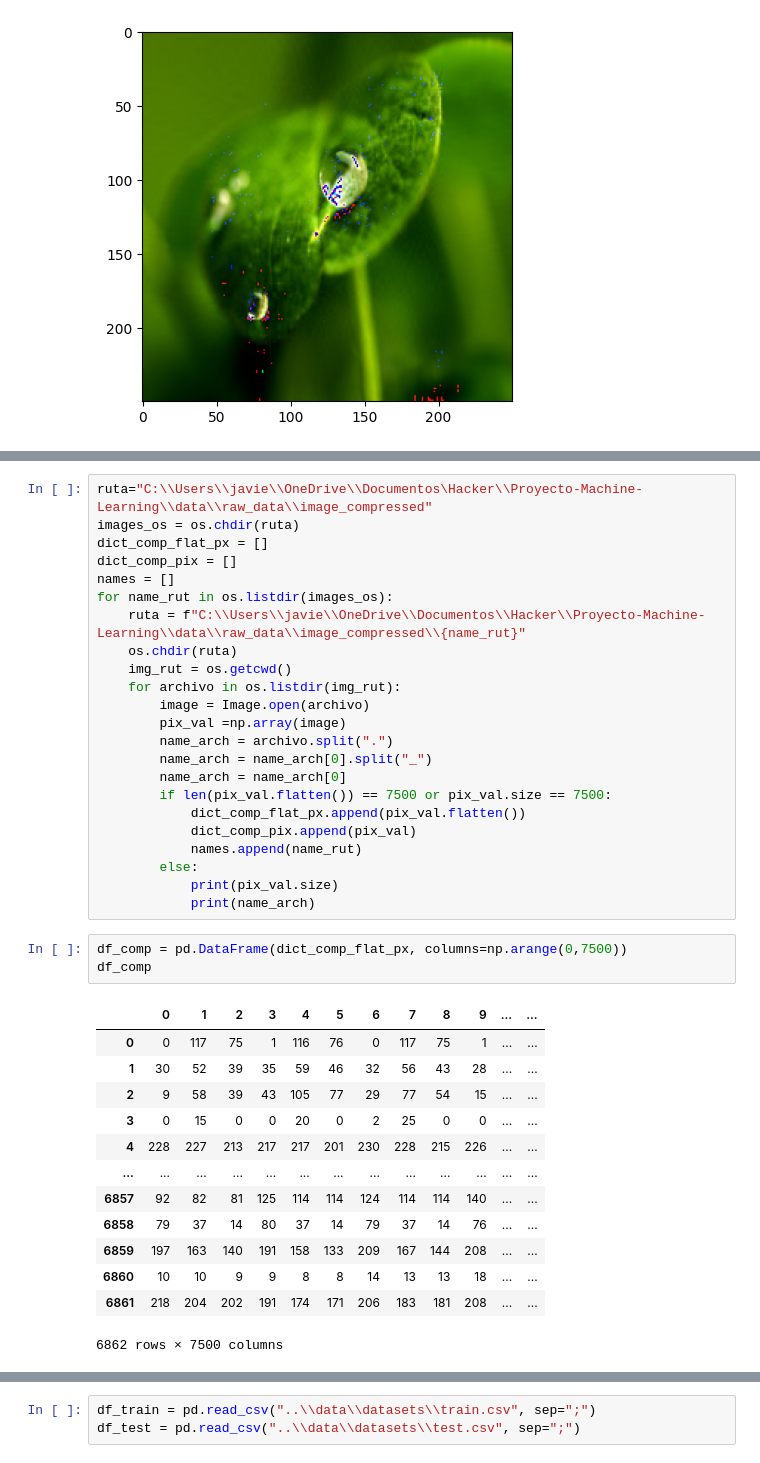
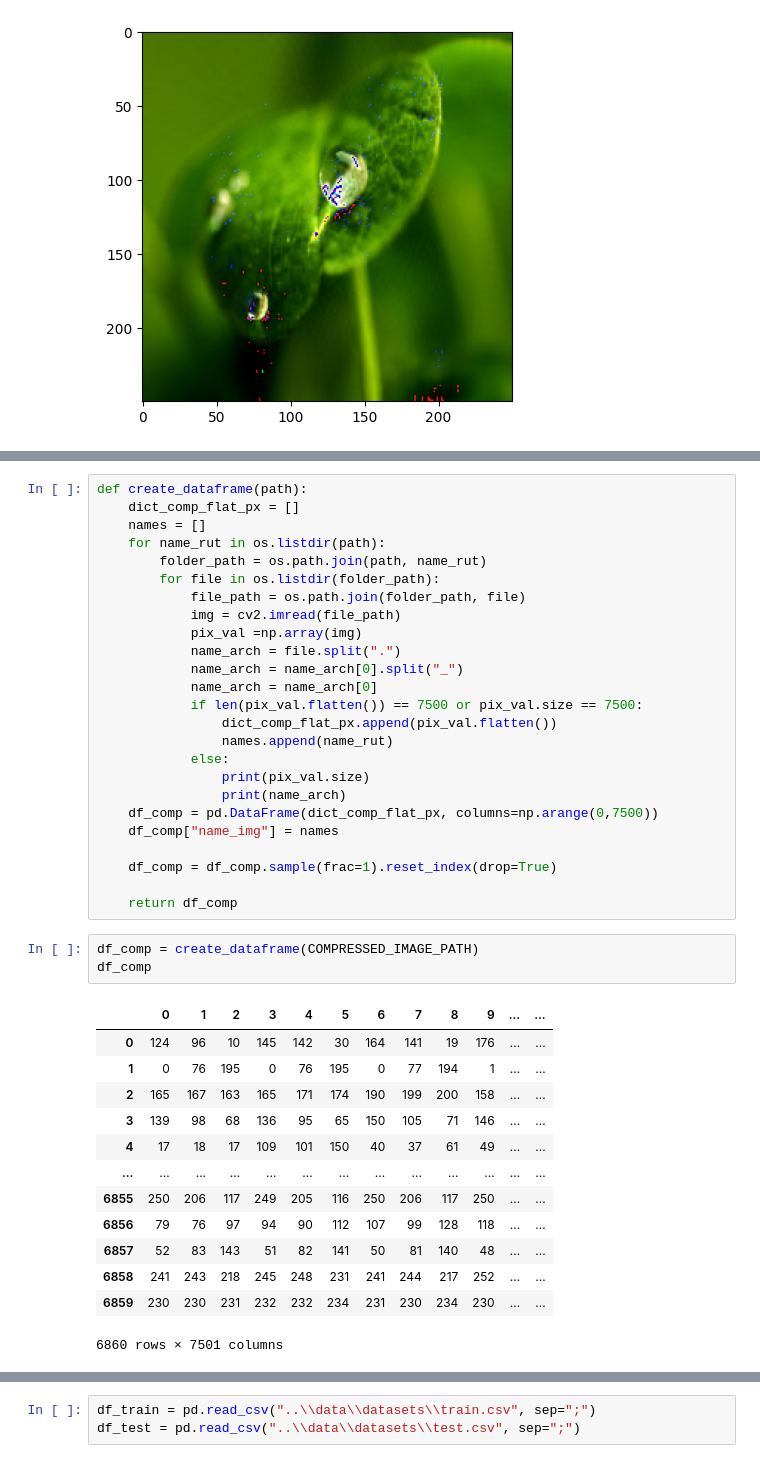
Before and after one commit to Alkaeee/Proyect_ML, a Jupyter notebook: notebooks/clean.ipynb, the cells around one changed output, grey strips where cells are left out. Saved outputs shown, nothing was run; the diff lists cells and outputs as text.

```diff
--- a/notebooks/clean.ipynb
+++ b/notebooks/clean.ipynb
@@ -115,41 +122,43 @@ images_os = os.chdir(ruta)
 # %%
-ruta="C:\\Users\\javie\\OneDrive\\Documentos\Hacker\\Proyecto-Machine-Learning\\data\\raw_data\\image_compressed"
-images_os = os.chdir(ruta)
-dict_comp_flat_px = []
-dict_comp_pix = []
-names = []
-for name_rut in os.listdir(images_os):
-    ruta = f"C:\\Users\\javie\\OneDrive\\Documentos\\Hacker\\Proyecto-Machine-Learning\\data\\raw_data\\image_compressed\\{name_rut}"
-    os.chdir(ruta)
-    img_rut = os.getcwd()
-    for archivo in os.listdir(img_rut):
-        image = Image.open(archivo)
-        pix_val =np.array(image)
-        name_arch = archivo.split(".")
-        name_arch = name_arch[0].split("_")
-        name_arch = name_arch[0]
-        if len(pix_val.flatten()) == 7500 or pix_val.size == 7500:
-            dict_comp_flat_px.append(pix_val.flatten())
-            dict_comp_pix.append(pix_val)
-            names.append(name_rut)
-        else:
-            print(pix_val.size)
-            print(name_arch)
+def create_dataframe(path):
+    dict_comp_flat_px = []
+    names = []
+    for name_rut in os.listdir(path):
+        folder_path = os.path.join(path, name_rut)
+        for file in os.listdir(folder_path):
+            file_path = os.path.join(folder_path, file)
+            img = cv2.imread(file_path)
+            pix_val =np.array(img)
+            name_arch = file.split(".")
+            name_arch = name_arch[0].split("_")
+            name_arch = name_arch[0]
+            if len(pix_val.flatten()) == 7500 or pix_val.size == 7500:
+                dict_comp_flat_px.append(pix_val.flatten())
+                names.append(name_rut)
+            else:
+                print(pix_val.size)
+                print(name_arch)
+    df_comp = pd.DataFrame(dict_comp_flat_px, columns=np.arange(0,7500))
+    df_comp["name_img"] = names
+
+    df_comp = df_comp.sample(frac=1).reset_index(drop=True)
+
+    return df_comp
-# %%
-df_comp = pd.DataFrame(dict_comp_flat_px, columns=np.arange(0,7500))
-df_comp
-# %% [output]
-|  | 0 | 1 | 2 | 3 | 4 | 5 | 6 | 7 | 8 | 9 | ... | ... |
-| 0 | 0 | 117 | 75 | 1 | 116 | 76 | 0 | 117 | 75 | 1 | ... | ... |
-| 1 | 30 | 52 | 39 | 35 | 59 | 46 | 32 | 56 | 43 | 28 | ... | ... |
-| 2 | 9 | 58 | 39 | 43 | 105 | 77 | 29 | 77 | 54 | 15 | ... | ... |
-| 3 | 0 | 15 | 0 | 0 | 20 | 0 | 2 | 25 | 0 | 0 | ... | ... |
-| 4 | 228 | 227 | 213 | 217 | 217 | 201 | 230 | 228 | 215 | 226 | ... | ... |
-| ... | ... | ... | ... | ... | ... | ... | ... | ... | ... | ... | ... | ... |
-| 6857 | 92 | 82 | 81 | 125 | 114 | 114 | 124 | 114 | 114 | 140 | ... | ... |
-| 6858 | 79 | 37 | 14 | 80 | 37 | 14 | 79 | 37 | 14 | 76 | ... | ... |
-| 6859 | 197 | 163 | 140 | 191 | 158 | 133 | 209 | 167 | 144 | 208 | ... | ... |
-| 6860 | 10 | 10 | 9 | 9 | 8 | 8 | 14 | 13 | 13 | 18 | ... | ... |
-| 6861 | 218 | 204 | 202 | 191 | 174 | 171 | 206 | 183 | 181 | 208 | ... | ... |
-6862 rows × 7500 columns
+# %%
+df_comp = create_dataframe(COMPRESSED_IMAGE_PATH)
+df_comp
+# %% [output]
+|  | 0 | 1 | 2 | 3 | 4 | 5 | 6 | 7 | 8 | 9 | ... | ... |
+| 0 | 124 | 96 | 10 | 145 | 142 | 30 | 164 | 141 | 19 | 176 | ... | ... |
+| 1 | 0 | 76 | 195 | 0 | 76 | 195 | 0 | 77 | 194 | 1 | ... | ... |
+| 2 | 165 | 167 | 163 | 165 | 171 | 174 | 190 | 199 | 200 | 158 | ... | ... |
+| 3 | 139 | 98 | 68 | 136 | 95 | 65 | 150 | 105 | 71 | 146 | ... | ... |
+| 4 | 17 | 18 | 17 | 109 | 101 | 150 | 40 | 37 | 61 | 49 | ... | ... |
+| ... | ... | ... | ... | ... | ... | ... | ... | ... | ... | ... | ... | ... |
+| 6855 | 250 | 206 | 117 | 249 | 205 | 116 | 250 | 206 | 117 | 250 | ... | ... |
+| 6856 | 79 | 76 | 97 | 94 | 90 | 112 | 107 | 99 | 128 | 118 | ... | ... |
+| 6857 | 52 | 83 | 143 | 51 | 82 | 141 | 50 | 81 | 140 | 48 | ... | ... |
+| 6858 | 241 | 243 | 218 | 245 | 248 | 231 | 241 | 244 | 217 | 252 | ... | ... |
+| 6859 | 230 | 230 | 231 | 232 | 232 | 234 | 231 | 230 | 234 | 230 | ... | ... |
+6860 rows × 7501 columns
 # %%
```
Also changed, not shown: parts of 27 cells of this notebook, 16 other files.
